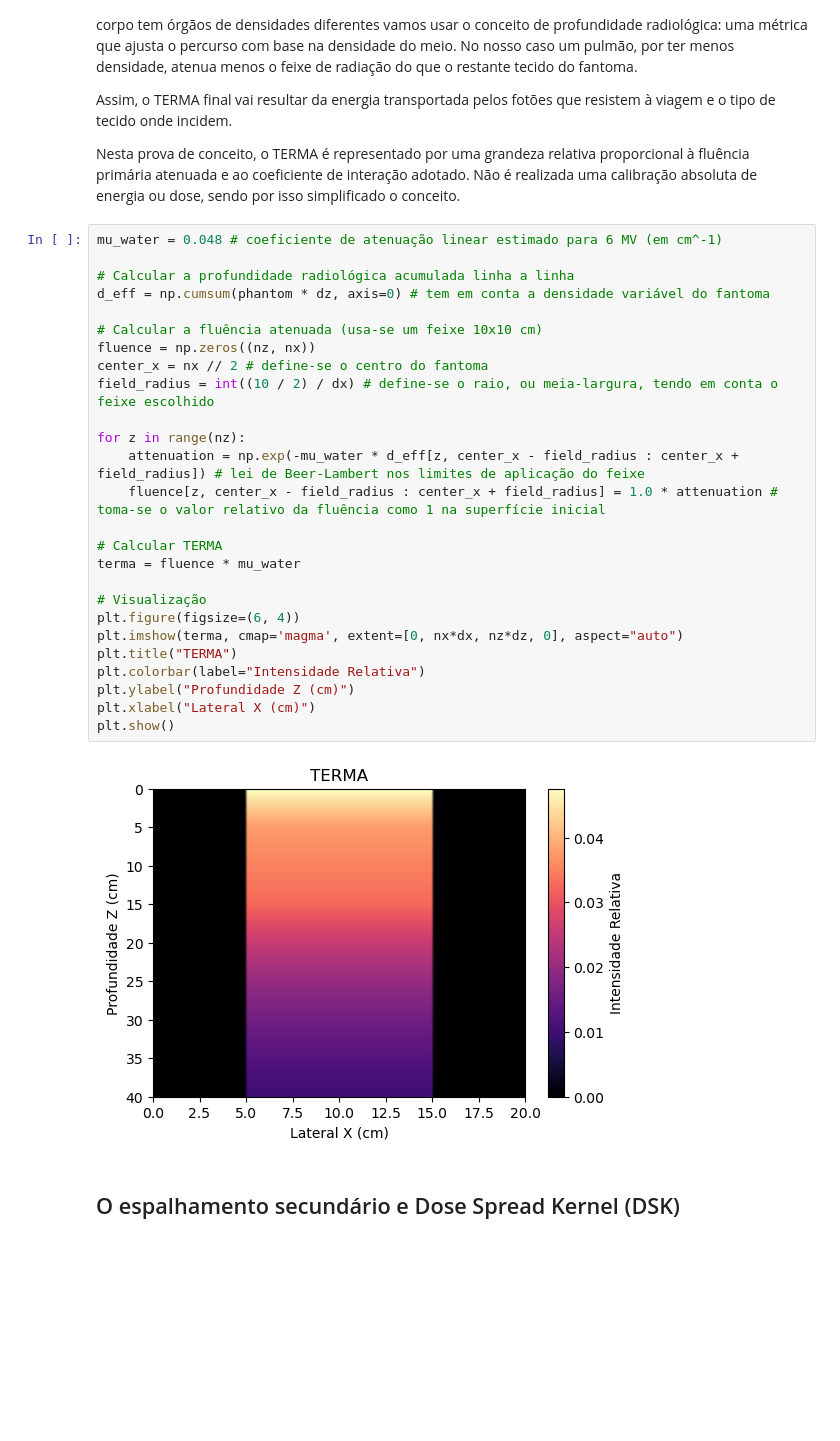
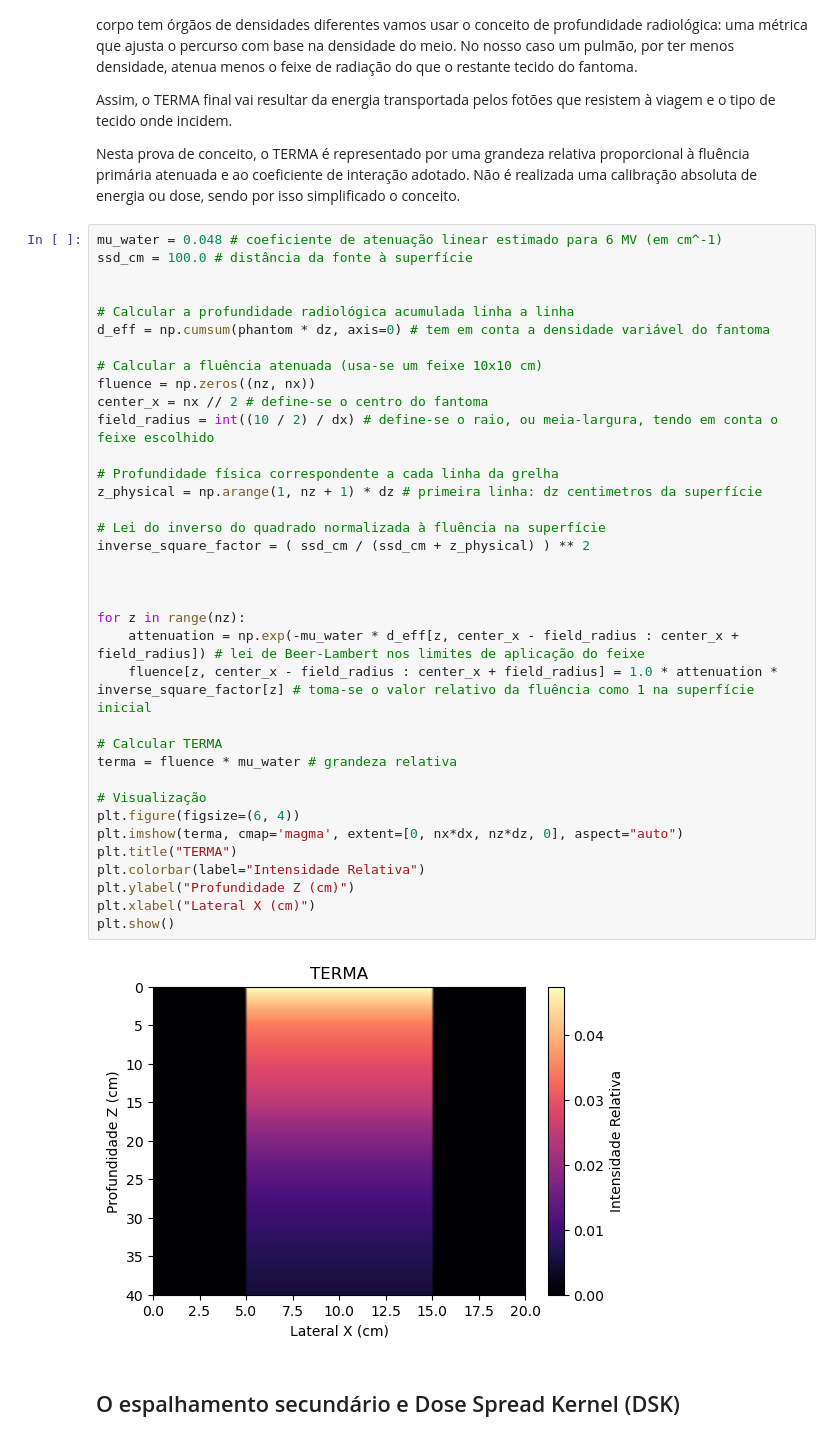
Before and after one commit to henrique-c727/DoseEngine, a Jupyter notebook: Demo.ipynb, the cells around one changed output. Drawn from its saved outputs; the diff is of its cells as text; blank space fills up the shorter version.

```diff
--- a/Demo.ipynb
+++ b/Demo.ipynb
@@ -80,32 +80,42 @@ Assim, o TERMA final vai resultar da energia transportada pelos fotões que resi
 Nesta prova de conceito, o TERMA é representado por uma grandeza relativa proporcional à fluência primária atenuada e ao coeficiente de interação adotado. Não é realizada uma calibração absoluta de energia ou dose, sendo por isso simplificado o conceito.
 # %%
 mu_water = 0.048 # coeficiente de atenuação linear estimado para 6 MV (em cm^-1)
+ssd_cm = 100.0 # distância da fonte à superfície
+
 
 # Calcular a profundidade radiológica acumulada linha a linha
 d_eff = np.cumsum(phantom * dz, axis=0) # tem em conta a densidade variável do fantoma
 
 # Calcular a fluência atenuada (usa-se um feixe 10x10 cm)
 fluence = np.zeros((nz, nx))
 center_x = nx // 2 # define-se o centro do fantoma
 field_radius = int((10 / 2) / dx) # define-se o raio, ou meia-largura, tendo em conta o feixe escolhido
 
+# Profundidade física correspondente a cada linha da grelha
+z_physical = np.arange(1, nz + 1) * dz # primeira linha: dz centimetros da superfície
+
+# Lei do inverso do quadrado normalizada à fluência na superfície
+inverse_square_factor = ( ssd_cm / (ssd_cm + z_physical) ) ** 2
+
+
+
 for z in range(nz):
     attenuation = np.exp(-mu_water * d_eff[z, center_x - field_radius : center_x + field_radius]) # lei de Beer-Lambert nos limites de aplicação do feixe
-    fluence[z, center_x - field_radius : center_x + field_radius] = 1.0 * attenuation # toma-se o valor relativo da fluência como 1 na superfície inicial
+    fluence[z, center_x - field_radius : center_x + field_radius] = 1.0 * attenuation * inverse_square_factor[z] # toma-se o valor relativo da fluência como 1 na superfície inicial
 
 # Calcular TERMA
-terma = fluence * mu_water
+terma = fluence * mu_water # grandeza relativa
 
 # Visualização
 plt.figure(figsize=(6, 4))
 plt.imshow(terma, cmap='magma', extent=[0, nx*dx, nz*dz, 0], aspect="auto")
 plt.title("TERMA")
 plt.colorbar(label="Intensidade Relativa")
 plt.ylabel("Profundidade Z (cm)")
 plt.xlabel("Lateral X (cm)")
 plt.show()
 # %% [output]
-[figure, old version]
+[figure, new version]
 # %% [markdown]
 ## O espalhamento secundário e Dose Spread Kernel (DSK)
 # %% [markdown]
```
Also changed, not shown: parts of 3 cells of this notebook.
